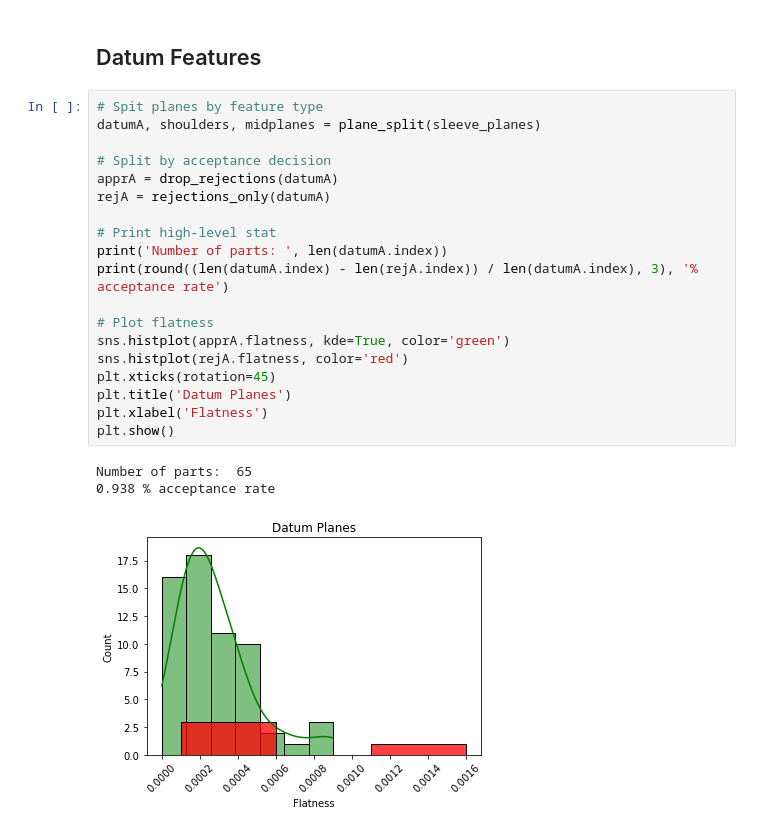
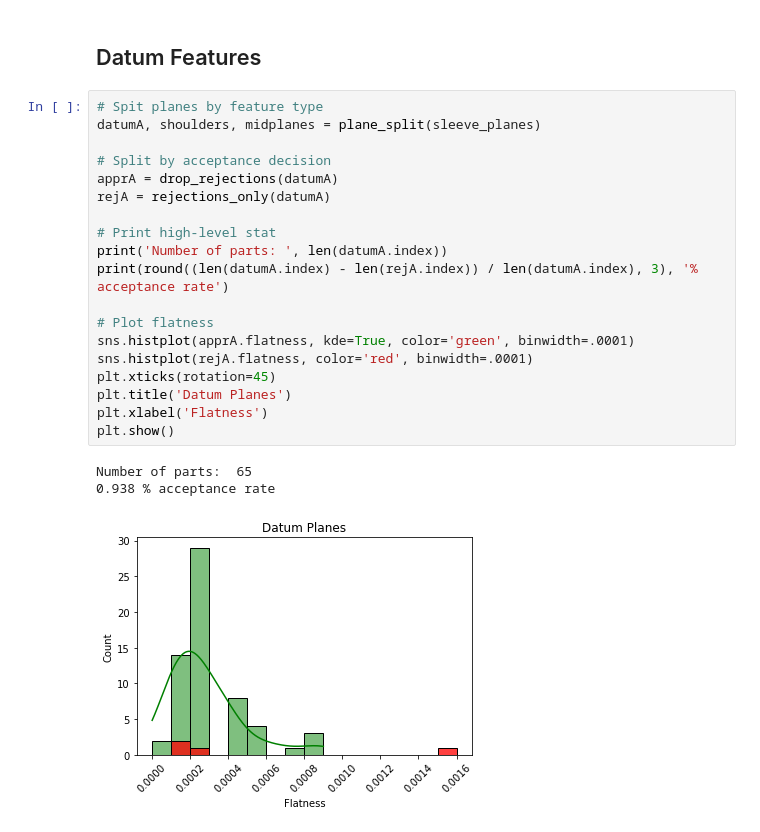
Before and after one commit to brand-clear/dimensional-edas, a Jupyter notebook: seal_sleeve_eda.ipynb, the cells around one changed output. Cells and saved outputs as stored; diff of their text form.

```diff
--- a/seal_sleeve_eda.ipynb
+++ b/seal_sleeve_eda.ipynb
@@ -14,26 +14,26 @@ sleeve_planes, sleeve_cyl, sleeve_points = parts_only_set(plane_df, cylinder_df,
 # %%
 # Spit planes by feature type
 datumA, shoulders, midplanes = plane_split(sleeve_planes)
 
 # Split by acceptance decision
 apprA = drop_rejections(datumA)
 rejA = rejections_only(datumA)
 
 # Print high-level stat
 print('Number of parts: ', len(datumA.index))
 print(round((len(datumA.index) - len(rejA.index)) / len(datumA.index), 3), '% acceptance rate')
 
 # Plot flatness
-sns.histplot(apprA.flatness, kde=True, color='green')
-sns.histplot(rejA.flatness, color='red')
+sns.histplot(apprA.flatness, kde=True, color='green', binwidth=.0001)
+sns.histplot(rejA.flatness, color='red', binwidth=.0001)
 plt.xticks(rotation=45)
 plt.title('Datum Planes')
 plt.xlabel('Flatness')
 plt.show()
 # %% [output]
 Number of parts:  65
 0.938 % acceptance rate
-[figure, old version]
+[figure, new version]
 # %%
 # Calculate egg_rate and deviation features, then split cylinders by feature type
 sleeve_cyl['egg_rate'] = sleeve_cyl.cylindricity * 2 / sleeve_cyl.diameter_meas
```
Also changed, not shown: parts of 18 cells of this notebook.
